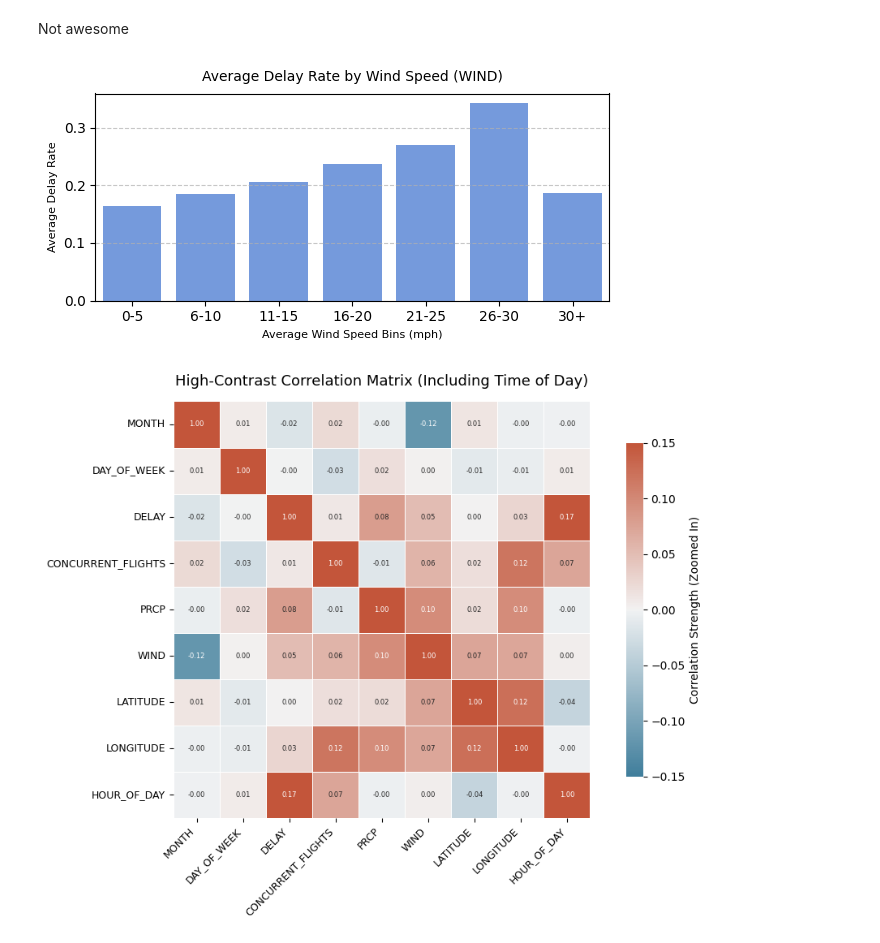
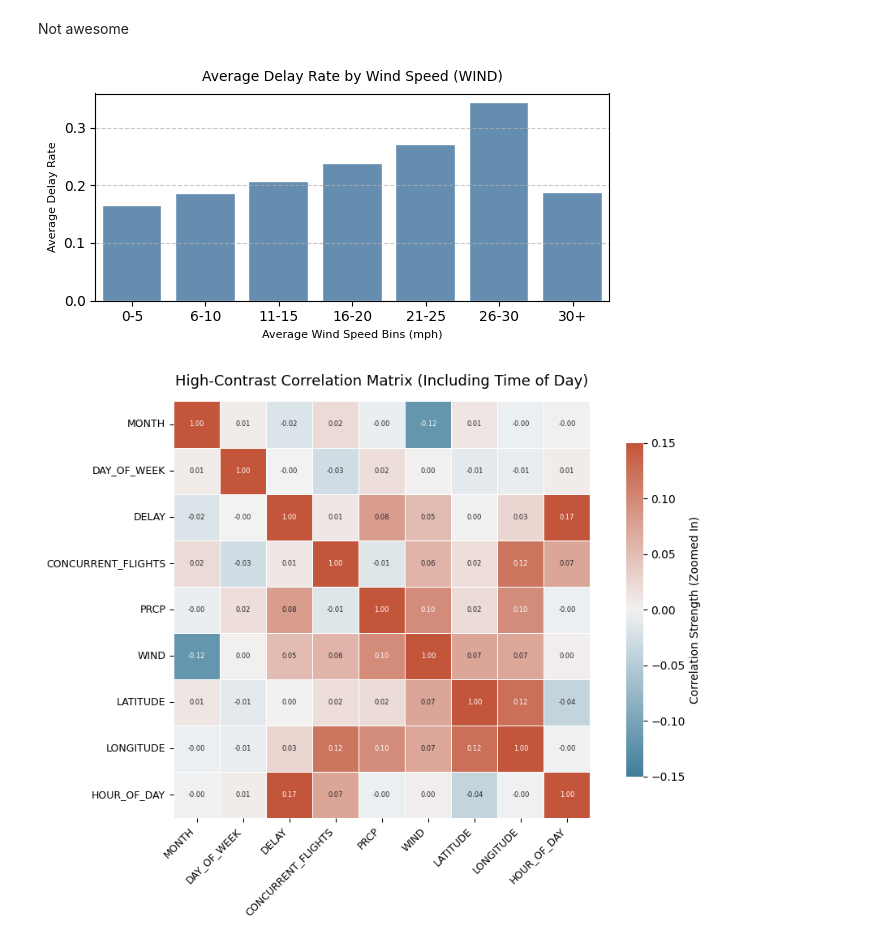
Before and after one commit to mariatmvendas/mbml_project, a Jupyter notebook: EDA.ipynb, the cells around one changed output. Cells and saved outputs as stored; diff of their text form; code cells hidden in the pictures.

Commit message:
Changing used figures to follow the same style, and increasing font sizes for better readability.

```diff
--- a/EDA.ipynb
+++ b/EDA.ipynb
@@ -870,35 +872,38 @@ df_train['WIND_BINS'] = pd.cut(df_train['WIND'], bins=bins, labels=labels)
 
 # 2. Calculate the average delay rate per wind bucket
 wind_delay = df_train.groupby('WIND_BINS', observed=False)['DELAY'].mean().reset_index()
 
 # 3. Set up the figure size
 fig, ax = plt.subplots(figsize=(6, 3))
 
 # 4. Create a Vertical Bar Plot
 sns.barplot(
     data=wind_delay,
     x='WIND_BINS',
     y='DELAY',
-    color='cornflowerblue',
+    color='steelblue',
+    edgecolor='white',
+    linewidth=0.3,
+    alpha=0.9,
     ax=ax
 )
 
 # 5. Make it look professional
 ax.set_title("Average Delay Rate by Wind Speed (WIND)", fontsize=10, pad=9)
 ax.set_xlabel("Average Wind Speed Bins (mph)", fontsize=8)
 ax.set_ylabel("Average Delay Rate", fontsize=8)
 
 # Add a subtle background grid on the y-axis to easily track the height
 ax.grid(axis='y', linestyle='--', alpha=0.7)
 
 # Adjust layout and display
 plt.tight_layout()
 plt.show()
 
 # Optional: Clean up by dropping the temporary column if you don't need it later
 df_train.drop(columns=['WIND_BINS'], inplace=True)
 # %% [output]
-[figure, old version]
+[figure, new version]
 # %%
 import matplotlib.pyplot as plt
 import seaborn as sns
```
Also changed, not shown: parts of 11 cells of this notebook.
